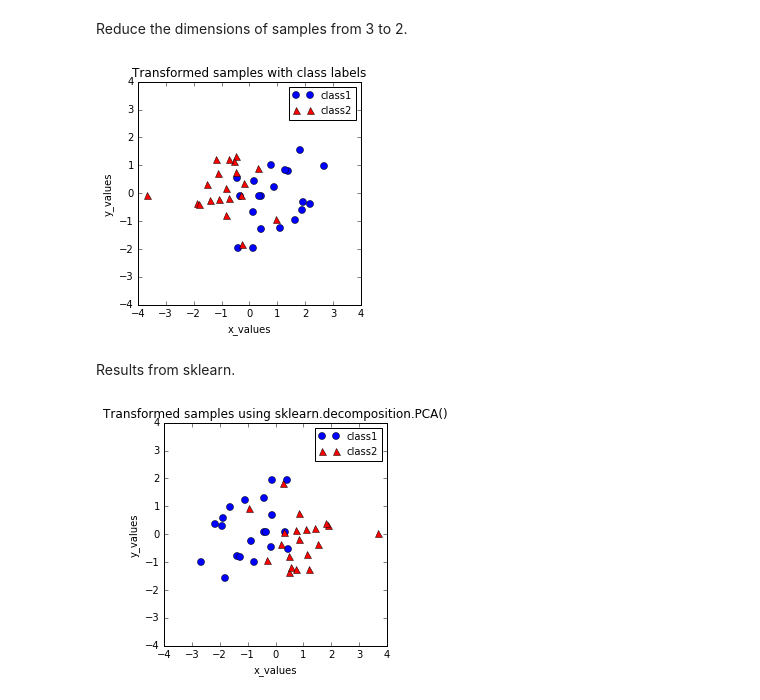
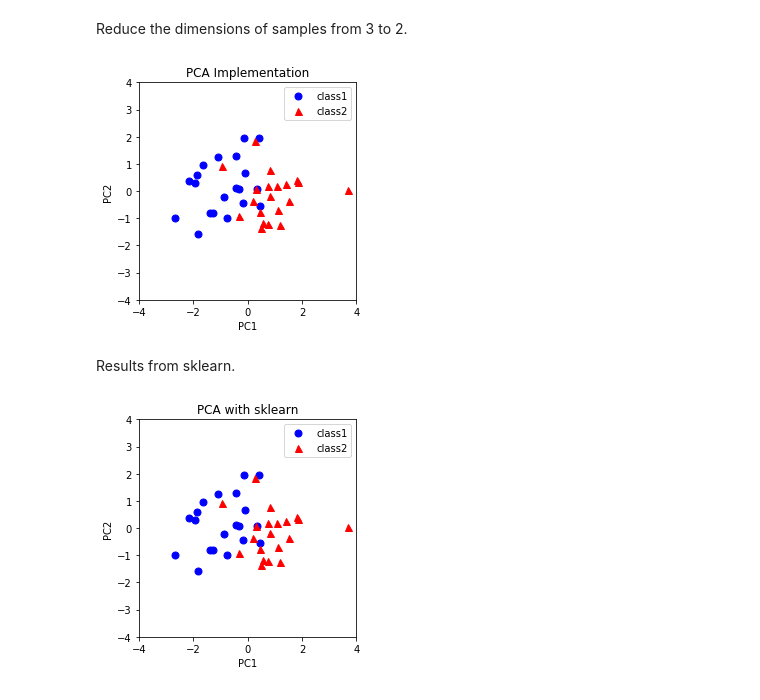
Before and after one commit to CalvinTChi/Machine-Learning-Algorithms, a Jupyter notebook: Principal_Component_Analysis.ipynb, the cells around one changed output. Drawn from its saved outputs; the diff is of its cells as text; code cells hidden in the pictures.

```diff
--- a/Principal_Component_Analysis.ipynb
+++ b/Principal_Component_Analysis.ipynb
@@ -291,41 +258,41 @@ S = np.diag(S)
 # %% [markdown]
 Reduce the dimensions of samples from 3 to 2.
 # %%
-samples_reduced = df_centered.dot(V[0:2, :].T)
+samples_reduced = df_centered.dot(-V[0:2, :].T)
 plt.plot(samples_reduced.iloc[:20,0], samples_reduced.iloc[:20, 1],
          'o', markersize=7, color='blue', alpha=1, label='class1')
 plt.plot(samples_reduced.iloc[20:40, 0], samples_reduced.iloc[20:40, 1],
          '^', markersize=7, color='red', alpha=1, label='class2')
-plt.xlabel('x_values')
-plt.ylabel('y_values')
+plt.xlabel('PC1')
+plt.ylabel('PC2')
 plt.xlim([-4,4])
 plt.ylim([-4,4])
-plt.title('Transformed samples with class labels')
+plt.title('PCA Implementation')
 plt.legend()
 plt.gca().set_aspect('equal', adjustable='box')
 plt.show()
 # %% [output]
-[figure, old version]
+[figure, new version]
 # %% [markdown]
 Results from sklearn.
 # %%
 from sklearn.decomposition import PCA as sklearnPCA
 
 sklearn_pca = sklearnPCA(n_components=2)  #Number of eigenvectors to project to
 sklearn_transf = sklearn_pca.fit_transform(df_centered)
 
 plt.plot(sklearn_transf[0:20,0],sklearn_transf[0:20,1],
          'o', markersize=7, color='blue', alpha=1, label='class1')
 plt.plot(sklearn_transf[20:40,0], sklearn_transf[20:40,1],
          '^', markersize=7, color='red', alpha=1, label='class2')
 
-plt.xlabel('x_values')
-plt.ylabel('y_values')
+plt.xlabel('PC1')
+plt.ylabel('PC2')
 plt.xlim([-4,4])
 plt.ylim([-4,4])
 plt.legend()
-plt.title('Transformed samples using sklearn.decomposition.PCA()')
+plt.title('PCA with sklearn')
 plt.gca().set_aspect('equal', adjustable='box')
 plt.show()
 # %% [output]
-[figure, old version]
+[figure, new version]
```
Also changed, not shown: parts of 36 cells of this notebook.
